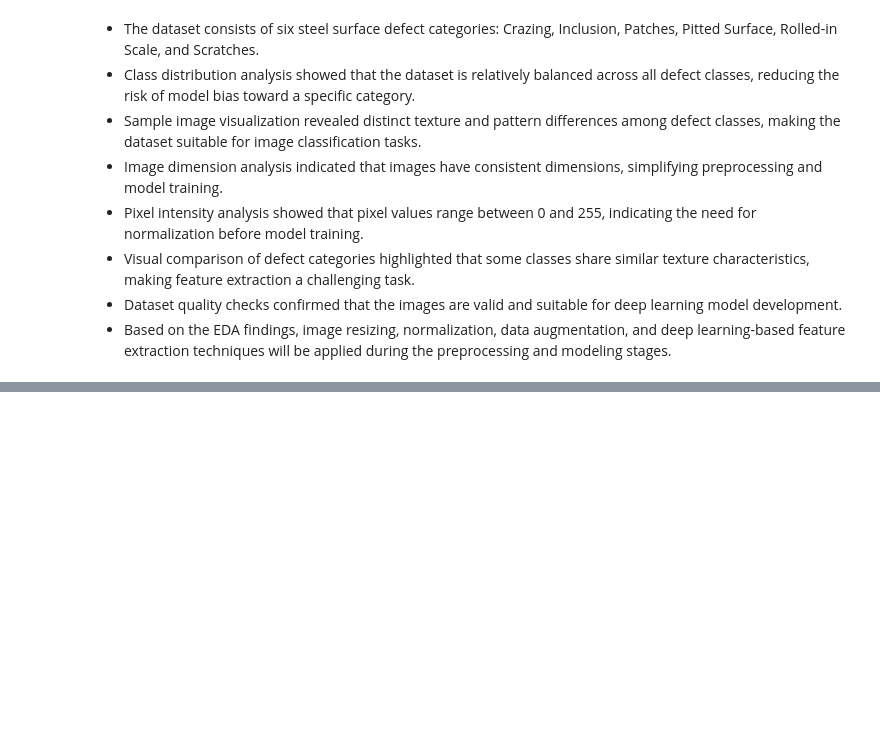
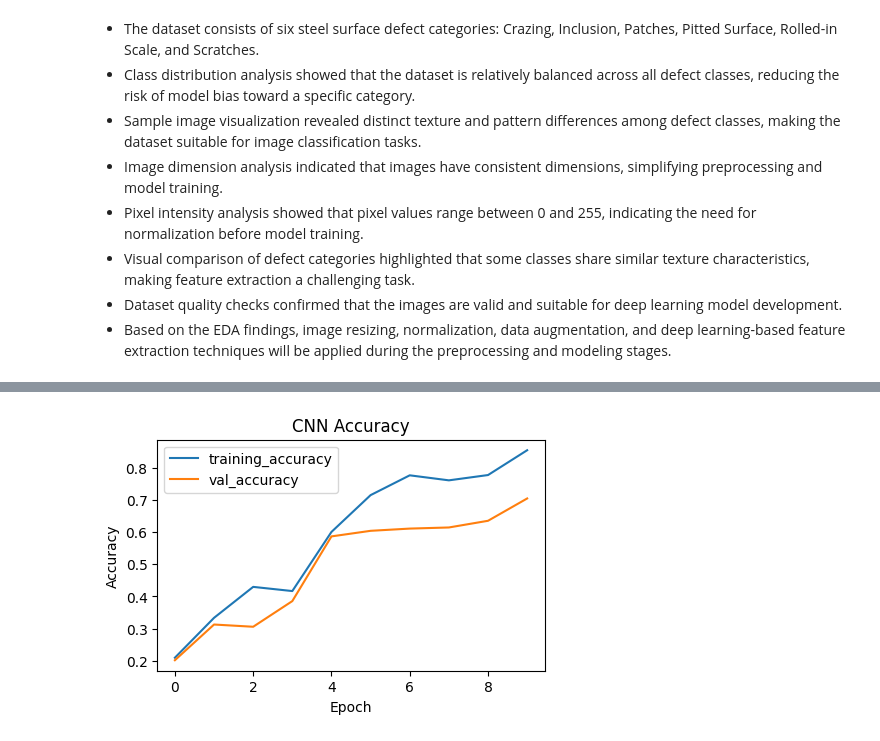
Before and after one commit to chetansgode/NEU_Surface_Defect_Detection_Project, a Jupyter notebook: notebooks/NEU_Surface_Defect_Detection_Project.ipynb, the cells around one changed output, grey strips where cells are left out. Cells and saved outputs as stored; diff of their text form; code cells hidden in the pictures; blank space fills up the shorter version.

Commit message:
final best performing  model is selected

```diff
--- a/notebooks/NEU_Surface_Defect_Detection_Project.ipynb
+++ b/notebooks/NEU_Surface_Defect_Detection_Project.ipynb
@@ -379,0 +608,20 @@ all images were readable and no corrupted or empty image files were detected. Th
+# %%
+cnn_model = Sequential([
+
+    layers.Input(shape=(224,224,3)),
+    layers.Rescaling(1./255),
+
+    layers.Conv2D(32,(3,3),activation="relu"),
+
+    layers.MaxPooling2D((2,2)),
+
+    layers.Conv2D(64,(3,3),activation="relu"),
+
+    layers.MaxPooling2D((2,2)),
+
+    layers.Flatten(),           #instead of we can use globalaveragepooling here
+
+    layers.Dense(128,activation="relu"),
+
+    layers.Dense(6,activation="softmax")
+])
@@ -379,0 +654,12 @@ all images were readable and no corrupted or empty image files were detected. Th
+# %%
+cnn_model.compile(
+    optimizer="adam",
+    loss="sparse_categorical_crossentropy",
+    metrics=["accuracy"]
+)
+
+history_cnn = cnn_model.fit(
+    train_ds,
+    validation_data=val_ds,
+    epochs=10
+)
@@ -379,0 +687,12 @@ all images were readable and no corrupted or empty image files were detected. Th
+# %%
+#plot aaccuracy_score per epochs
+plt.figure(figsize=(5,3))
+plt.plot(history_cnn.history['accuracy'],label='training_accuracy')
+plt.plot(history_cnn.history['val_accuracy'],label='val_accuracy')
+plt.title("CNN Accuracy")
+plt.xlabel("Epoch")
+plt.ylabel("Accuracy")
+plt.legend()
+plt.show()
+# %% [output]
+[figure, added]
```
Also changed, not shown: parts of 117 cells of this notebook, 2 other files.
